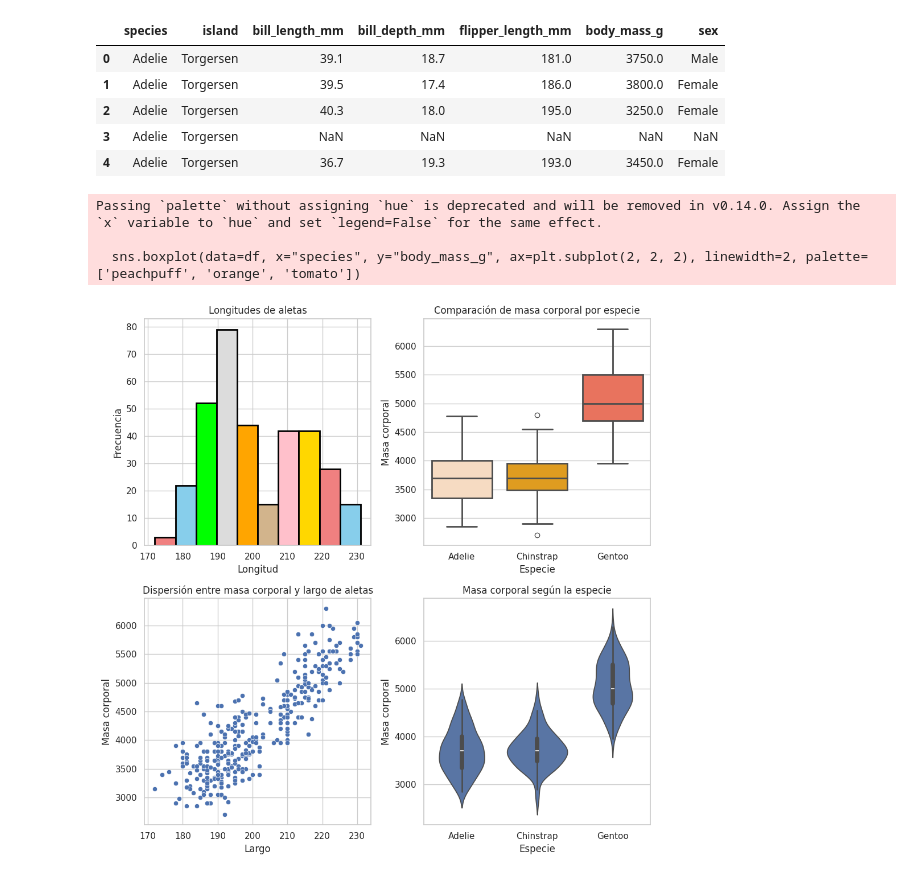
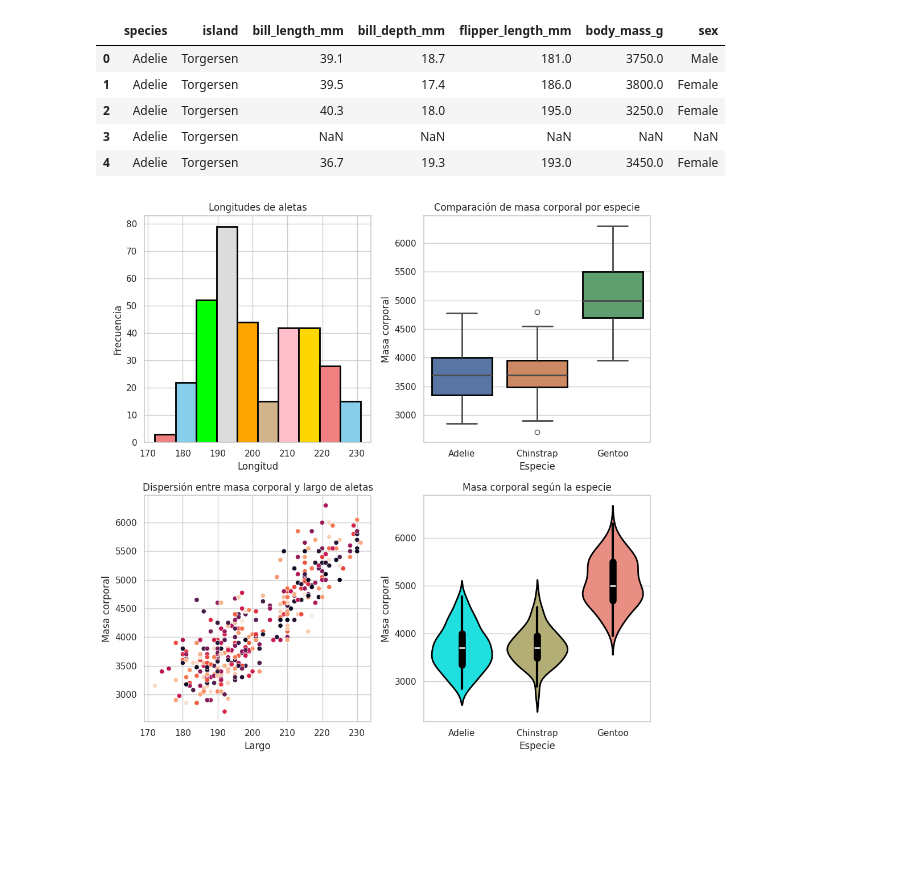
Before and after one commit to jonathanahc/Practicas, a Jupyter notebook: Práctica_11_Seaborn_y_Subplots.ipynb, the cells around one changed output. Drawn from its saved outputs; the diff is of its cells as text; code cells hidden in the pictures; blank space fills up the shorter version.

```diff
--- a/Práctica_11_Seaborn_y_Subplots.ipynb
+++ b/Práctica_11_Seaborn_y_Subplots.ipynb
@@ -26,43 +27,43 @@ plt.subplots(nrows=2, ncols=2, figsize=(10, 10))
 
 
 #(0,0): sns.histplot(): Histograma de las longitudes de aletas.
-colors = ["lightcoral", "skyblue", "lime", "gainsboro", "orange", "tan", "pink", "gold"]
-sns.histplot(data=df, x="flipper_length_mm", ax=plt.subplot(2, 2, 1), bins=10, edgecolor="black", linewidth=2, facecolor=colors)
+colors1 = ["lightcoral", "skyblue", "lime", "gainsboro", "orange", "tan", "pink", "gold"]
+sns.histplot(data=df, x="flipper_length_mm", ax=plt.subplot(2, 2, 1), bins=10, edgecolor="black", linewidth=2, facecolor=colors1)
 plt.subplot(2, 2, 1)
 plt.xlabel("Longitud")
 plt.ylabel("Frecuencia")
 plt.title("Longitudes de aletas")
 
 
 #(0,1): sns.boxplot(): Boxplot comparando la masa corporal por especie.
-sns.boxplot(data=df, x="species", y="body_mass_g", ax=plt.subplot(2, 2, 2), linewidth=2, palette=['peachpuff', 'orange', 'tomato'])
+sns.boxplot(data=df, x="species", y="body_mass_g", ax=plt.subplot(2, 2, 2), linewidth=2, boxprops=dict(edgecolor="black"), hue="species")
 plt.subplot(2, 2, 2),
 plt.xlabel("Especie")
 plt.ylabel("Masa corporal")
 plt.title("Comparación de masa corporal por especie")
 
 
 #(1,0): sns.scatterplot(): Dispersión entre masa corporal y largo de aletas.
-sns.scatterplot(data=df, x="flipper_length_mm", y="body_mass_g", ax=plt.subplot(2, 2, 3))
+N = 342
+colors2 = np.random.rand(N)
+sns.scatterplot(data=df, x="flipper_length_mm", y="body_mass_g", ax=plt.subplot(2, 2, 3), c=colors2)
 plt.subplot(2, 2, 3)
 plt.xlabel("Largo")
 plt.ylabel("Masa corporal")
 plt.title("Dispersión entre masa corporal y largo de aletas")
 
 
 #(1,1): sns.violinplot(): Violin plot de la masa corporal según la especie.
-sns.violinplot(data=df, x="species", y="body_mass_g", ax=plt.subplot(2, 2, 4))
+colors3 = ["aqua", "darkkhaki", "salmon"]
+sns.violinplot(data=df, x="species", y="body_mass_g", ax=plt.subplot(2, 2, 4), linewidth=2, edgecolor="black", hue="species", palette=colors3)
 plt.subplot(2, 2, 4)
 plt.xlabel("Especie")
 plt.ylabel("Masa corporal")
 plt.title("Masa corporal según la especie")
 
 
 #Ajusta el diseño con plt.tight_layout().
 plt.tight_layout()
 plt.show()
 # %% [output]
-Passing `palette` without assigning `hue` is deprecated and will be removed in v0.14.0. Assign the `x` variable to `hue` and set `legend=False` for the same effect.
-
-  sns.boxplot(data=df, x="species", y="body_mass_g", ax=plt.subplot(2, 2, 2), linewidth=2, palette=['peachpuff', 'orange', 'tomato'])
-[figure, old version]
+[figure, new version]
```
Also changed, not shown: parts of 1 cell of this notebook.
